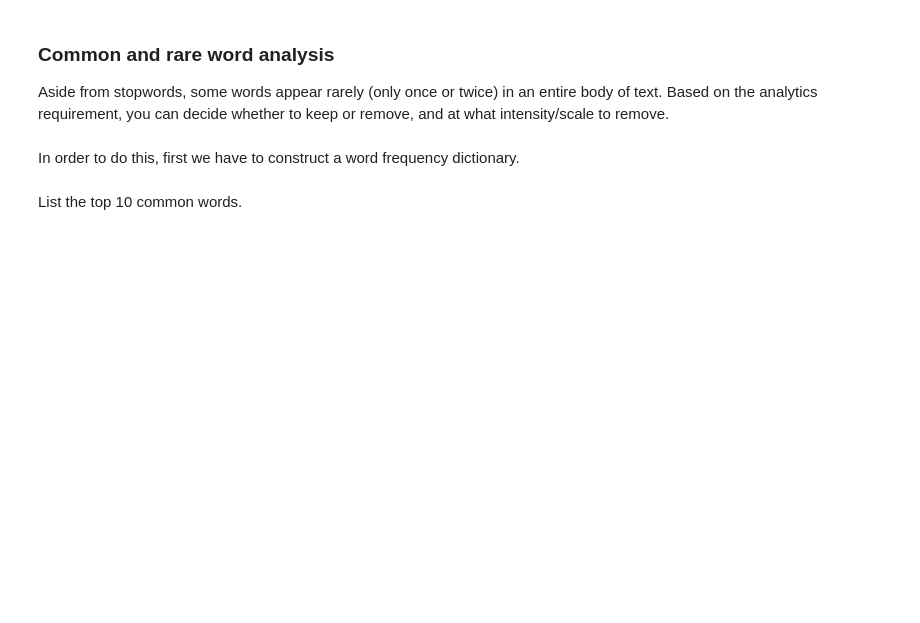
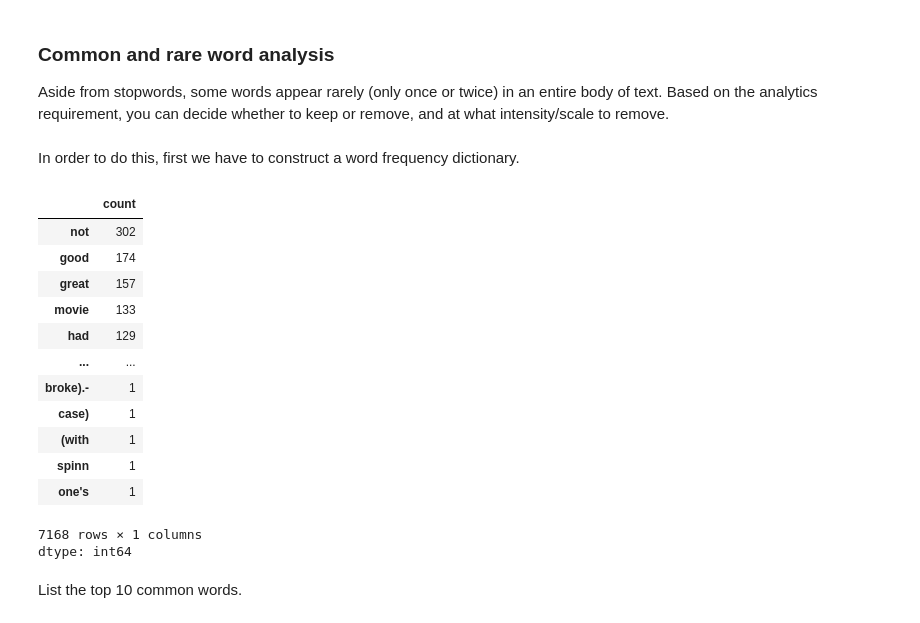
Before and after one commit to CDAC-lab/BUS5PR1-Analytics-Notebooks, a Jupyter notebook: Week_05_Natural_Language_Processing.ipynb, the cells around one changed output. Drawn from its saved outputs; the diff is of its cells as text; code cells hidden in the pictures; blank space fills up the shorter version.

```diff
--- a/Week_05_Natural_Language_Processing.ipynb
+++ b/Week_05_Natural_Language_Processing.ipynb
@@ -240,6 +243,23 @@ Based on the analytics requirement, you can decide whether to keep or remove, an
 In order to do this, first we have to construct a word frequency dictionary.
 # %%
 word_frequency = pd.Series(' '.join(df['sentence']).split()).value_counts()
+# %%
+word_frequency
+# %% [output]
+|  | count |
+| not | 302 |
+| good | 174 |
+| great | 157 |
+| movie | 133 |
+| had | 129 |
+| ... | ... |
+| broke).- | 1 |
+| case) | 1 |
+| (with | 1 |
+| spinn | 1 |
+| one's | 1 |
+7168 rows × 1 columns
+dtype: int64
 # %% [markdown]
 List the top 10 common words.
 # %%
```
Also changed, not shown: parts of 24 cells of this notebook, 1 other file.
